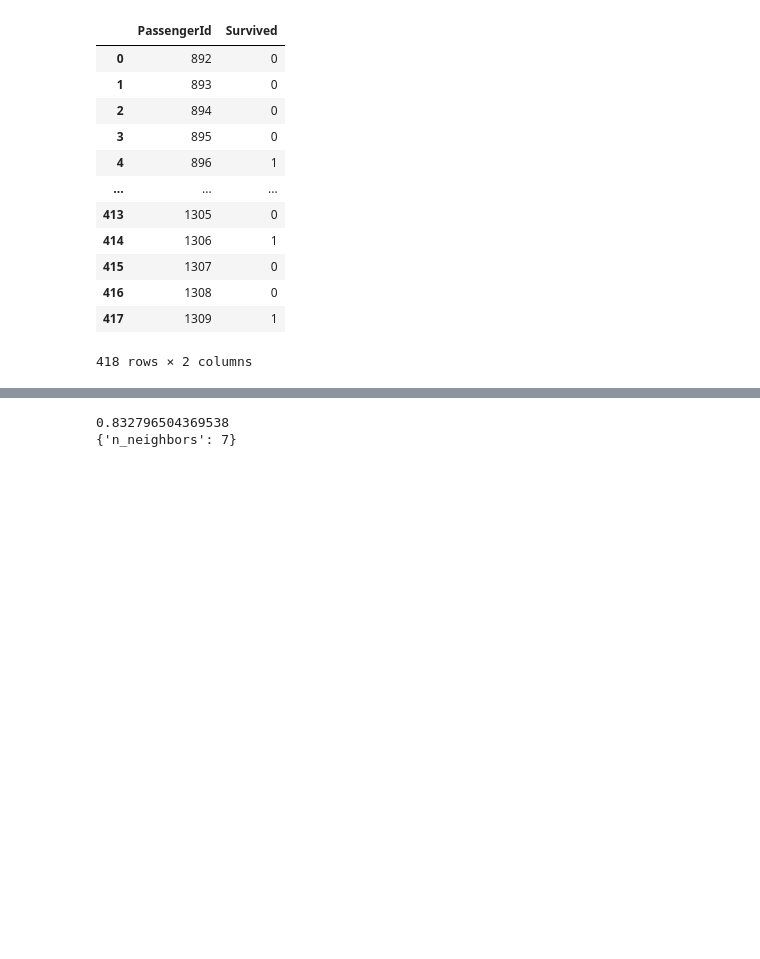
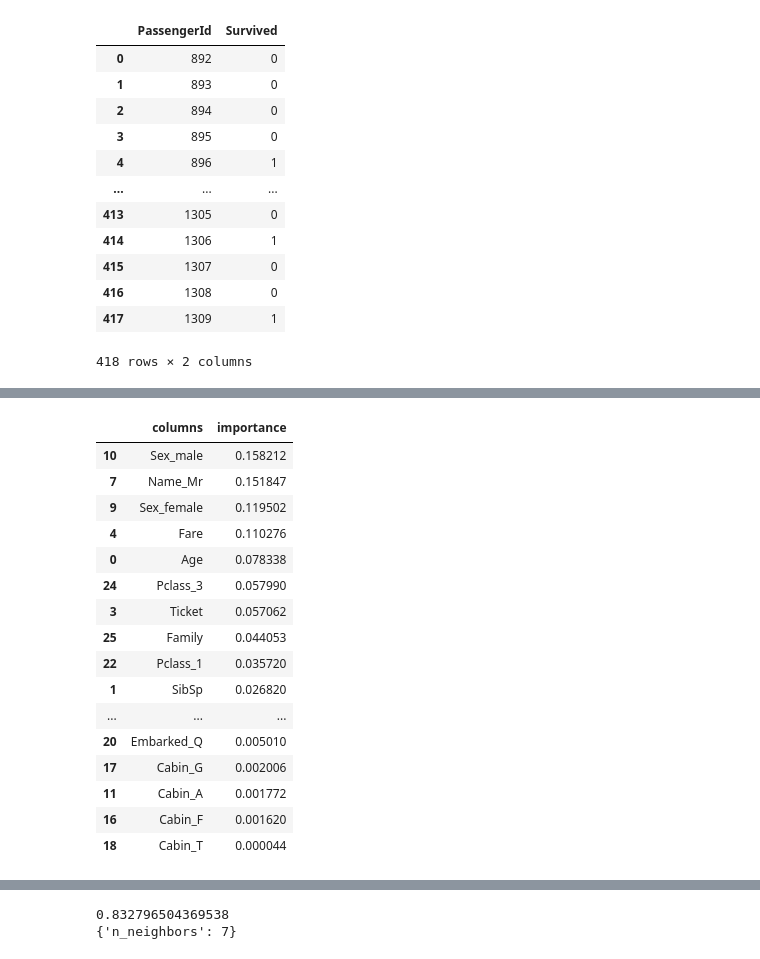
Before and after one commit to panghanwu/machine_learning_Elwing, a Jupyter notebook: RF&kNN_kaggle_titanic.ipynb, the cells around one changed output, grey strips where cells are left out. Saved outputs shown, nothing was run; the diff lists cells and outputs as text; code cells hidden in the pictures; blank space fills up the shorter version.

```diff
--- a/RF&kNN_kaggle_titanic.ipynb
+++ b/RF&kNN_kaggle_titanic.ipynb
@@ -448,0 +471,24 @@ df
+# %%
+clf.estimators_[0]
+pd.DataFrame({
+    'columns':x_train.columns,
+    'importance':clf.feature_importances_
+}).sort_values('importance', axis=0, ascending=False)
+# %% [output]
+|  | columns | importance |
+| 10 | Sex_male | 0.158212 |
+| 7 | Name_Mr | 0.151847 |
+| 9 | Sex_female | 0.119502 |
+| 4 | Fare | 0.110276 |
+| 0 | Age | 0.078338 |
+| 24 | Pclass_3 | 0.057990 |
+| 3 | Ticket | 0.057062 |
+| 25 | Family | 0.044053 |
+| 22 | Pclass_1 | 0.035720 |
+| 1 | SibSp | 0.026820 |
+| ... | ... | ... |
+| 20 | Embarked_Q | 0.005010 |
+| 17 | Cabin_G | 0.002006 |
+| 11 | Cabin_A | 0.001772 |
+| 16 | Cabin_F | 0.001620 |
+| 18 | Cabin_T | 0.000044 |
```
Also changed, not shown: parts of 9 cells of this notebook.
